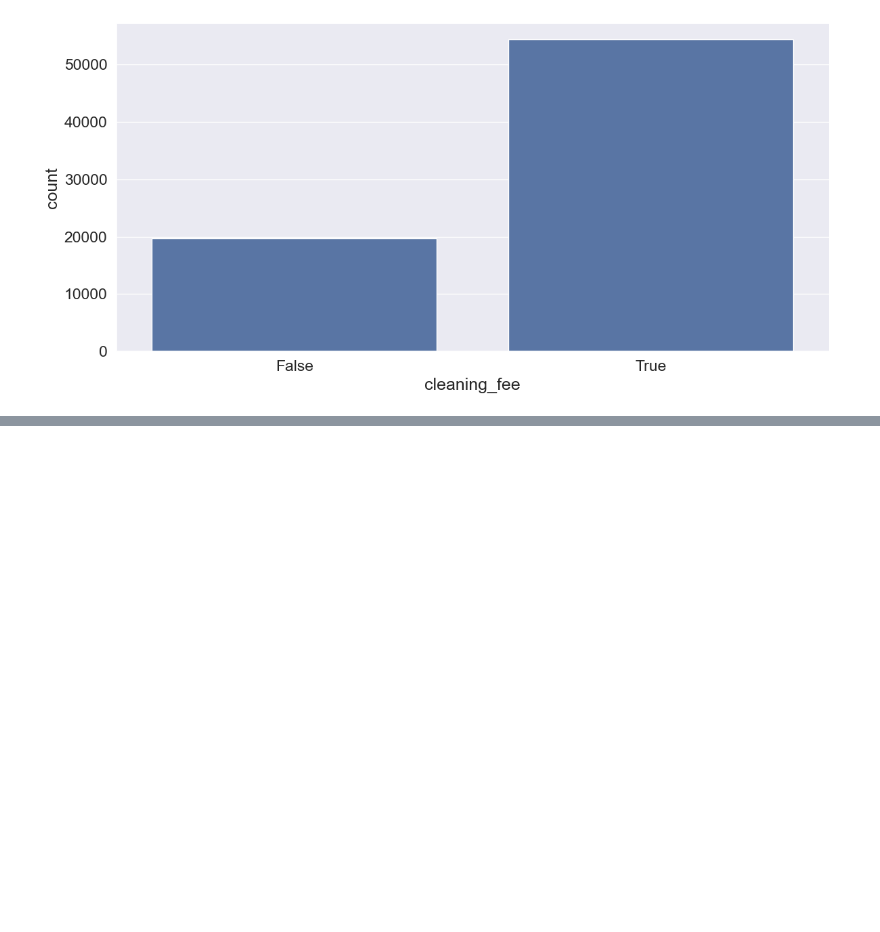
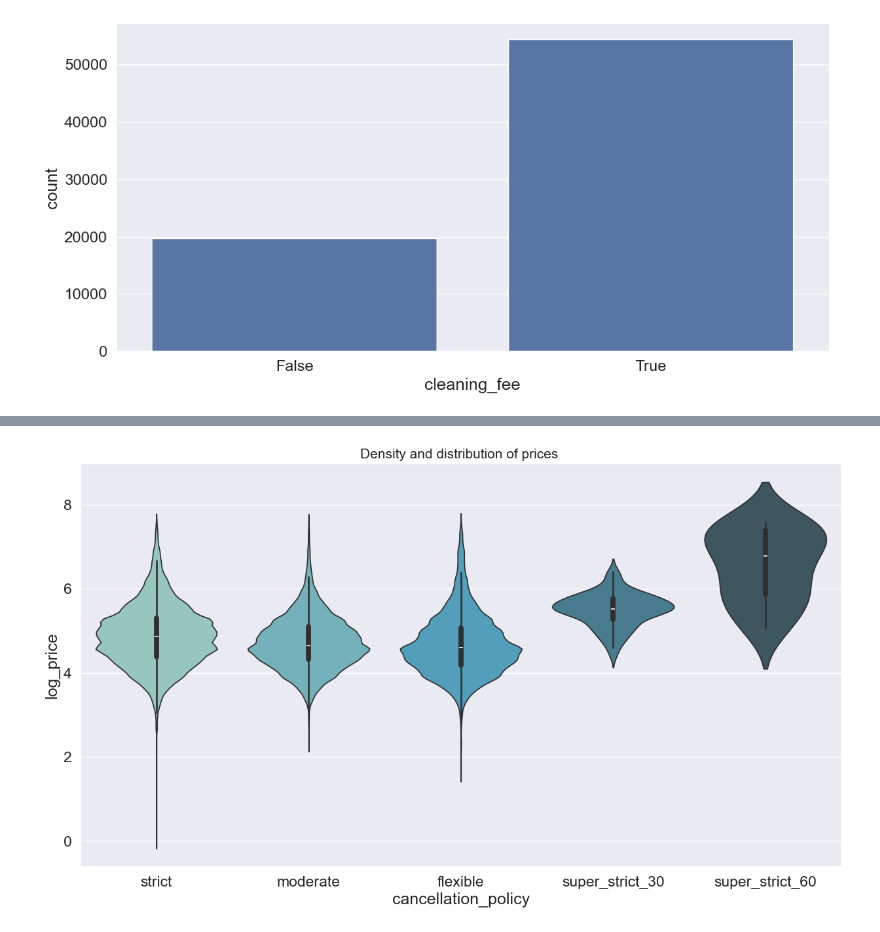
Before and after one commit to LinhVuHoang/Personal_projects, a Jupyter notebook: Airbnb-Price-Prediction/Notebook_Experiments/Airbnb_Price_Prediction.ipynb, the cells around one changed output, grey strips where cells are left out. Cells and saved outputs as stored; diff of their text form; code cells hidden in the pictures; blank space fills up the shorter version.

```diff
--- a/Airbnb-Price-Prediction/Notebook_Experiments/Airbnb_Price_Prediction.ipynb
+++ b/Airbnb-Price-Prediction/Notebook_Experiments/Airbnb_Price_Prediction.ipynb
@@ -295,0 +312,4 @@ plot_catplot("cleaning_fee","count",6,2)
+# %%
+plot_violinplot("cancellation_policy","log_price")
+# %% [output]
+[figure, added]
```
Also changed, not shown: parts of 17 cells of this notebook, 1 other file.
